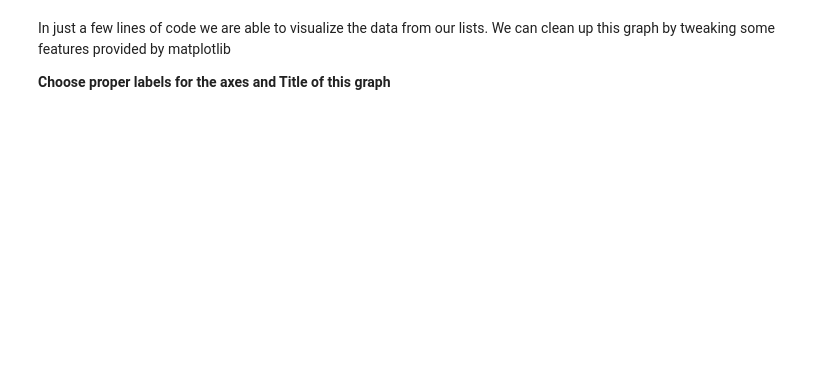
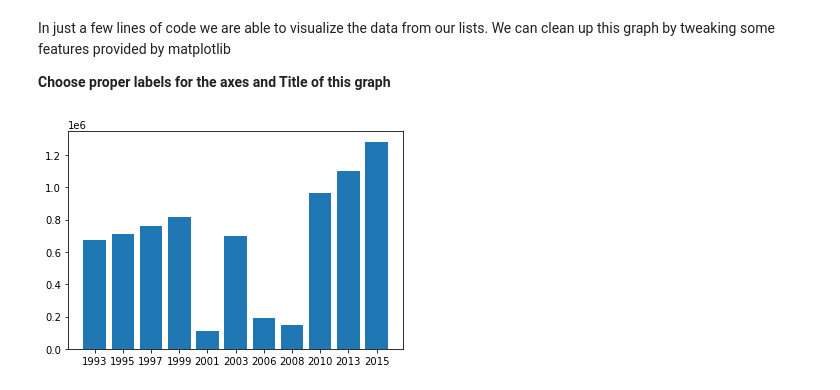
Before and after one commit to scole02/DSI_tutorial, a Jupyter notebook: Tutorial/4_CORGIS Tutorial.ipynb, the cells around one changed output. Saved outputs shown, nothing was run; the diff lists cells and outputs as text; code cells hidden in the pictures; blank space fills up the shorter version.

```diff
--- a/Tutorial/CORGIS Tutorial.ipynb
+++ b/Tutorial/4_CORGIS Tutorial.ipynb
@@ -154,12 +168,14 @@ up this graph by tweaking some features provided by matplotlib
 # %%
 x_pos = [i for i, _ in enumerate(bio_years)] # removes the empty spaces between bars
 
 ## YOUR CODE HERE ##
-plt.xlabel() # X axis
-plt.ylabel() # Y axis
-plt.title() # Graph Title
+# plt.xlabel() # X axis
+# plt.ylabel() # Y axis
+# plt.title() # Graph Title
 ## END ##
 
 plt.xticks(x_pos, bio_years)
 plt.bar(x_pos, y)
 plt.show()
+# %% [output]
+[figure, added]
```
Also changed, not shown: parts of 6 cells of this notebook, 2 other files.
